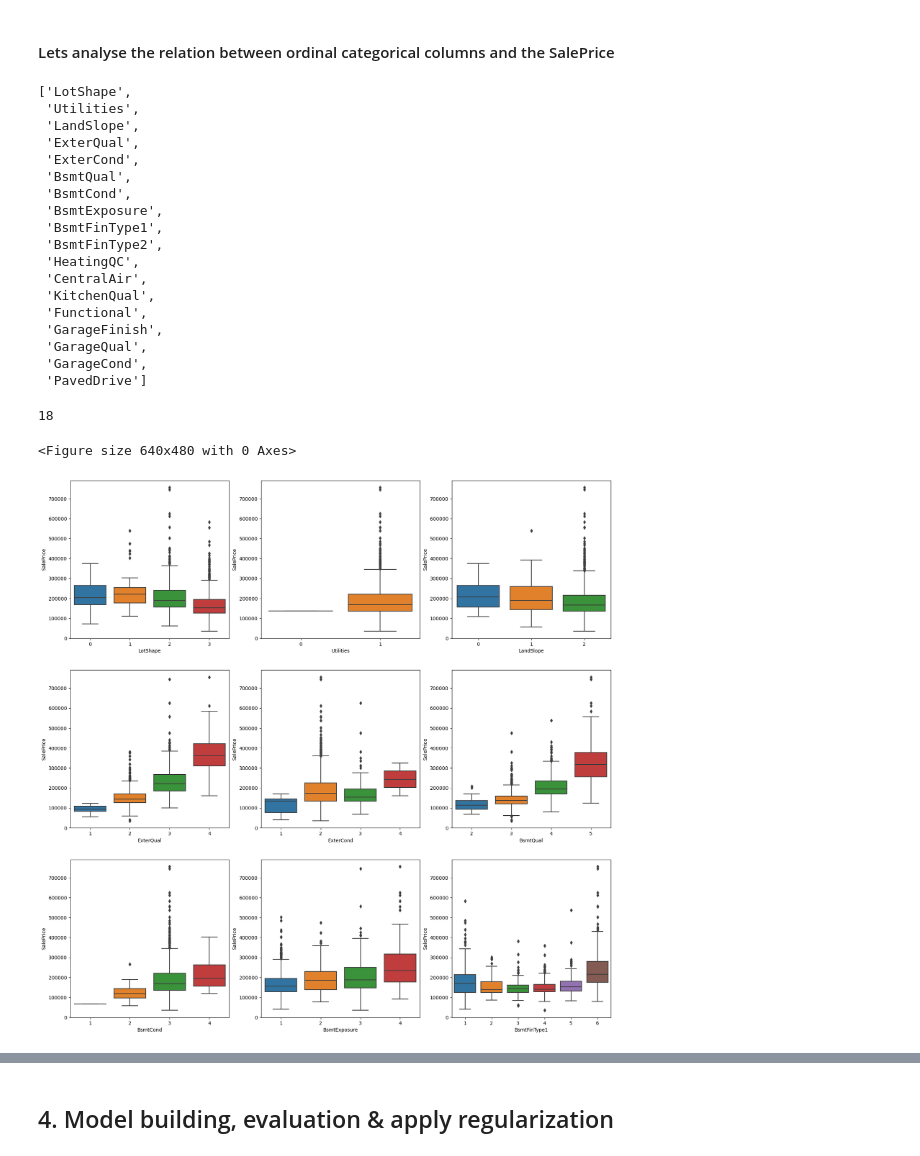
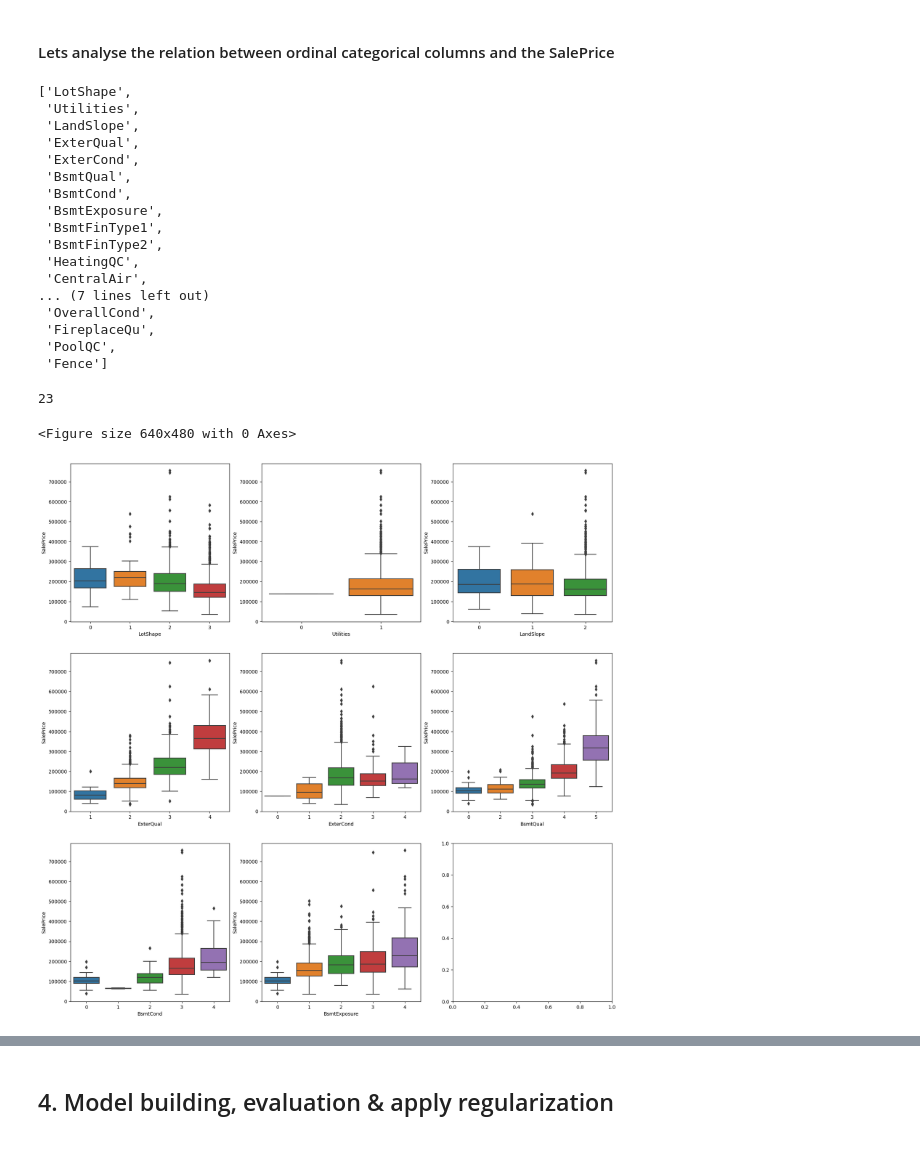
Before and after one commit to amulay11/Surprise_Housing_Advance_Regression, a Jupyter notebook: Advanced_Regression_Surprise_Housing_19_May.ipynb, the cells around one changed output, grey strips where cells are left out. Cells and saved outputs as stored; diff of their text form; code cells hidden in the pictures.

```diff
--- a/Advanced_Regression_Surprise_Housing_19_May.ipynb
+++ b/Advanced_Regression_Surprise_Housing_19_May.ipynb
@@ -411,3 +554,0 @@ SalePrice        0.0
-# %%
-housing = housing[housing["BsmtFinType2"].isnull() == False]
-housing.shape
@@ -462,12 +611,13 @@ Index(['Id', 'MSSubClass', 'MSZoning', 'LotFrontage', 'LotArea', 'Street',
 # %%
 # Lets list out the variables by types
-nominal_cat_cols = ['MSSubClass','MSZoning','Street','LandContour','LotConfig','Neighborhood','Condition1',
+nominal_cat_cols = ['MSSubClass','MSZoning','Street','Alley','MasVnrType','LandContour','LotConfig','Neighborhood','Condition1',
                     'Condition2','BldgType','HouseStyle','RoofStyle','RoofMatl','Exterior1st','Exterior2nd',
-                   'Foundation','Heating','Electrical','GarageType','SaleType','SaleCondition']
+                   'Foundation','Heating','Electrical','GarageType','SaleType','SaleCondition','MiscFeature']
 
 ordinal_cat_cols = ['LotShape','Utilities','LandSlope','ExterQual','ExterCond',
                     'BsmtQual','BsmtCond','BsmtExposure','BsmtFinType1','BsmtFinType2','HeatingQC','CentralAir',
-                   'KitchenQual','Functional','GarageFinish','GarageQual','GarageCond','PavedDrive','OverallQual','OverallCond']
+                   'KitchenQual','Functional','GarageFinish','GarageQual','GarageCond','PavedDrive','OverallQual',
+                    'OverallCond','FireplaceQu','PoolQC','Fence']
 
 numeric_cols = ['LotFrontage','LotArea','MasVnrArea','BsmtFinSF1','BsmtFinSF2','BsmtUnfSF','TotalBsmtSF',
                 '1stFlrSF','2ndFlrSF','LowQualFinSF','GrLivArea','BsmtFullBath','BsmtHalfBath','FullBath',
@@ -540,10 +693,13 @@ mapping = [{'IR3':0,'IR2':1,'IR1':2,'Reg':3},
              {'N':0,'Y':1},
              {'Po':0,'Fa':1,'TA':2,'Gd':3,'Ex':4},
              {'Sev':0,'Maj2':1,'Maj1':2,'Mod':3,'Min2':4,'Min1':5,'Typ':6},
-             {'Unf':0,'RFn':1,'Fin':2},
-             {'Po':0,'Fa':1,'TA':2,'Gd':3,'Ex':4},
-             {'Po':0,'Fa':1,'TA':2,'Gd':3,'Ex':4},
-             {'N':0,'P':1,'Y':2}]
+             {'NA':0,'Unf':1,'RFn':2,'Fin':3},
+             {'NA':0,'Po':1,'Fa':2,'TA':3,'Gd':4,'Ex':5},
+             {'NA':0,'Po':1,'Fa':2,'TA':3,'Gd':4,'Ex':5},
+             {'N':0,'P':1,'Y':2},
+             {'NA':0,'Po':1,'Fa':2,'TA':3,'Gd':4,'Ex':5},
+             {'NA':0,'Fa':1,'TA':2,'Gd':3,'Ex':4},
+             {'NA':0,'MnWw':1,'GdWo':2,'MnPrv':3,'GdPrv':4}]
 # %%
 housing_enc = housing.copy()
 i=0
@@ -815,6 +971,11 @@ sns.heatmap(data=housing_num.corr(),cmap="YlGnBu",annot=True)
     - The features HouseAge and GarageAge show a moderate negative correlation with the SalePrice
 # %% [markdown]
 #### Lets analyse the relation between ordinal categorical columns and the SalePrice
+# %%
+ordinal_cat_cols = ['LotShape','Utilities','LandSlope','ExterQual','ExterCond',
+                    'BsmtQual','BsmtCond','BsmtExposure','BsmtFinType1','BsmtFinType2','HeatingQC','CentralAir',
+                   'KitchenQual','Functional','GarageFinish','GarageQual','GarageCond','PavedDrive','OverallQual',
+                    'OverallCond','FireplaceQu','PoolQC','Fence']
 # %%
 ordinal_cat_cols
 # %% [output]
@@ -830,29 +991,28 @@ ordinal_cat_cols
  'BsmtFinType2',
  'HeatingQC',
  'CentralAir',
- 'KitchenQual',
- 'Functional',
- 'GarageFinish',
- 'GarageQual',
- 'GarageCond',
- 'PavedDrive']
+... (7 lines left out)
+ 'OverallCond',
+ 'FireplaceQu',
+ 'PoolQC',
+ 'Fence']
 # %%
 len(ordinal_cat_cols)
 # %% [output]
-18
+23
 # %%
-# For the categorical & binary columns lets plot the box plots vs cnt
+# For the ordinal categorical lets plot the box plots vs SalePrice
 plt.figure()
 fig1, ax = plt.subplots(3,3)
 fig1.set_size_inches(20,20)
 i=0
-for var in ordinal_cat_cols[0:9]:
+for var in ordinal_cat_cols[0:8]:
     r=int(i/3)
     c=int(i%3)
     sns.boxplot(ax=ax[r][c],x=var,y='SalePrice',data=housing_enc)
     i=i+1
 plt.show()
 # %% [output]
 <Figure size 640x480 with 0 Axes>
-[figure, old version]
+[figure, new version]
 # %%
```
Also changed, not shown: parts of 170 cells of this notebook.
